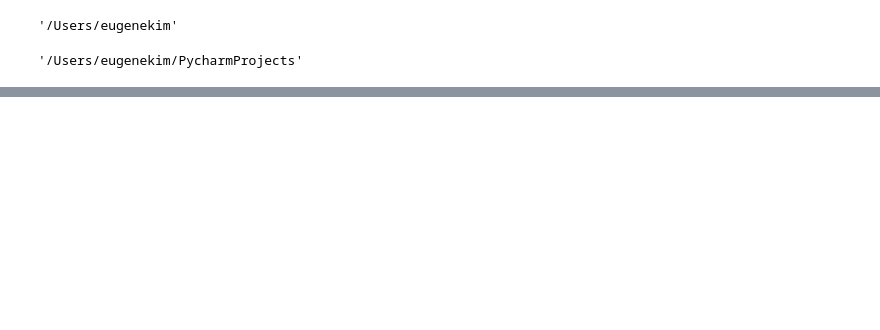
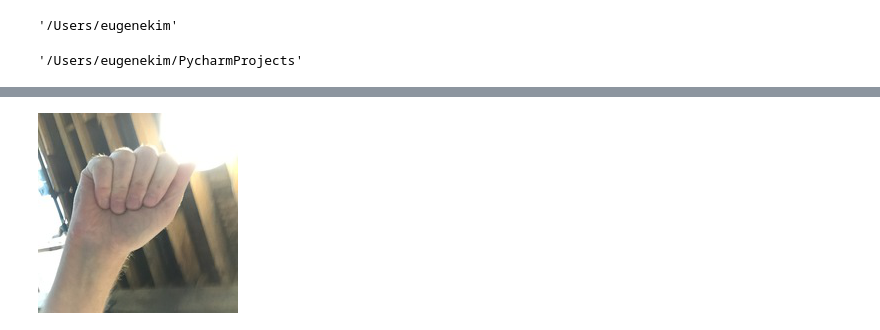
Before and after one commit to eugenekim3107/asl-alphabet-image-classifier, a Jupyter notebook: asl_alphabet_data_exploration.ipynb, the cells around one changed output, grey strips where cells are left out. Drawn from its saved outputs; the diff is of its cells as text; code cells hidden in the pictures; blank space fills up the shorter version.

```diff
--- a/asl_alphabet_data_exploration.ipynb
+++ b/asl_alphabet_data_exploration.ipynb
@@ -79,0 +83,6 @@ plt.show()
+# %%
+Im = Image.open(os.path.join(name,"A","A0001_test.jpg"))
+kernel_sharpening = np.array([[-1,-1,-1],
+                              [-1, 9,-1],
+                              [-1,-1,-1]])
+Im_rst = cv2.filter2D(Im,-1,kernel_sharpening)
@@ -79,0 +115,4 @@ plt.show()
+# %%
+Im
+# %% [output]
+[figure, added]
```
Also changed, not shown: parts of 9 cells of this notebook.
